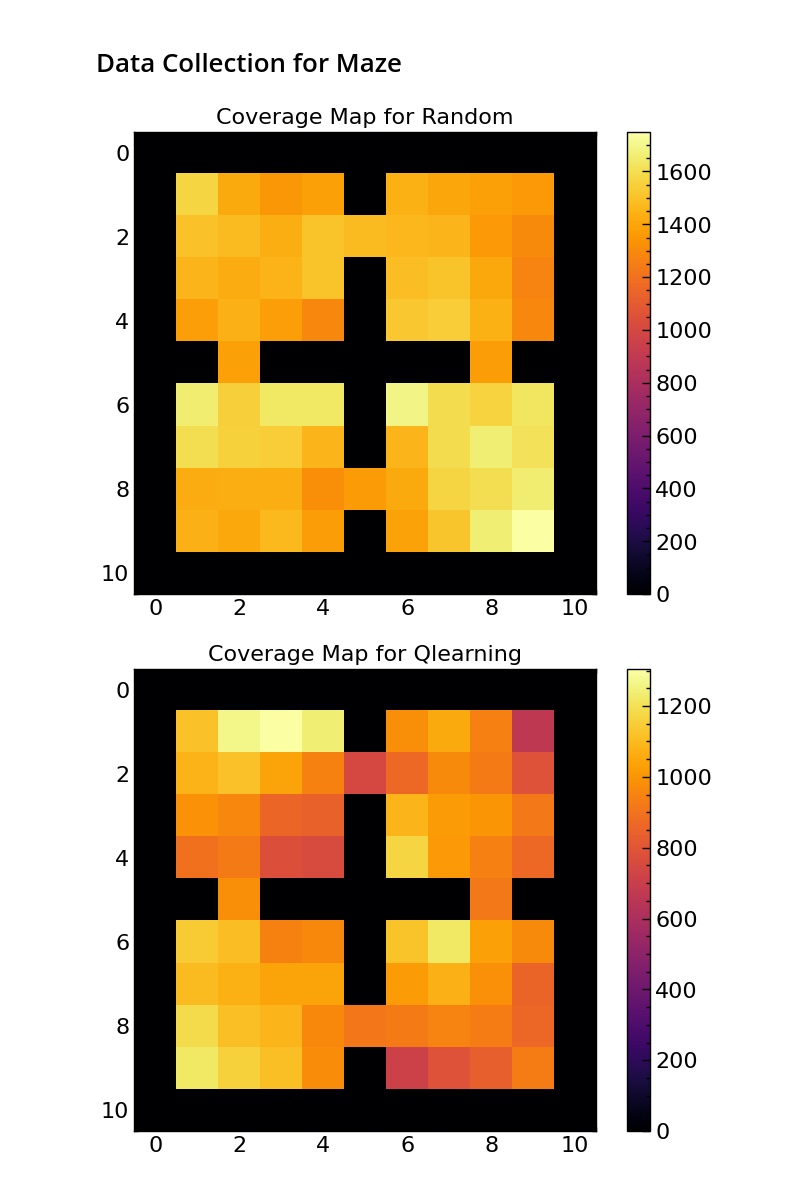
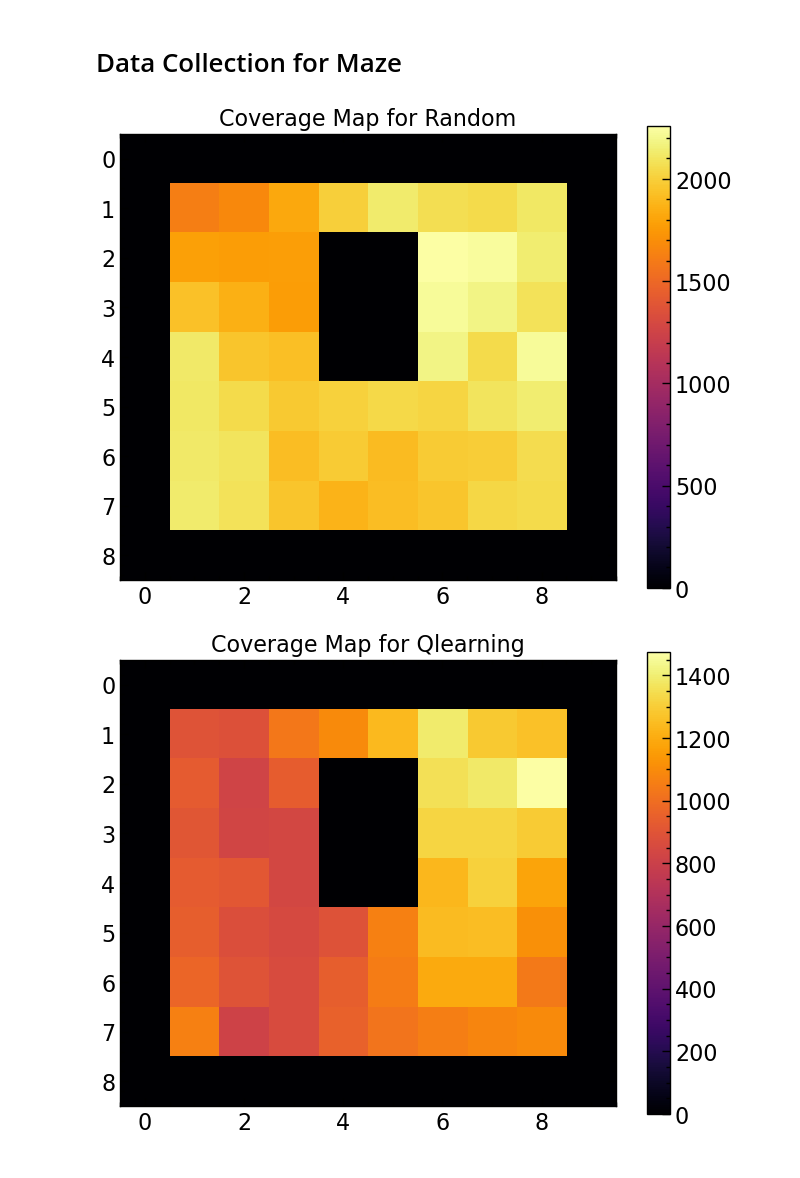
Before and after one commit to skylooop/ZeroShotRL, a Jupyter notebook: notebooks/mazes.ipynb, the cells around one changed output. Drawn from its saved outputs; the diff is of its cells as text; code cells hidden in the pictures.

```diff
--- a/notebooks/mazes.ipynb
+++ b/notebooks/mazes.ipynb
@@ -50,0 +51,12 @@ plt.tight_layout()
+# %%
+from envs.custom_mazes.darkroom import FourRoomsMazeEnv, Maze
+
+test = FourRoomsMazeEnv(Maze(maze_type="gridworld"))
+test.reset()
+
+fig, ax = plt.subplots(nrows=1, ncols=2)
+for i, cur_ax in enumerate(ax.flat, start=1):
+    test.setup_goals(seed=None, task_num=i)
+    test.render(ax=cur_ax)
+    cur_ax.set_title(f"Goal: {test.goal}")
+plt.tight_layout()
@@ -132,36 +146,36 @@ def q_learning(env, num_episodes=500, horizon_T=200, alpha=0.1, gamma=0.99, epsi
         actions.append(np.stack(cur_actions))
         dones.append(np.stack(cur_dones))
 
     dataset['observations'] = np.concatenate(observations)
     dataset['terminals'] = np.concatenate(dones)
     dataset['actions'] = np.concatenate(actions)
 
     ob_mask = (1.0 - dataset['terminals']).astype(bool)
     next_ob_mask = np.concatenate([[False], ob_mask[:-1]])
     dataset['next_observations'] = dataset['observations'][next_ob_mask]
     dataset['observations'] = dataset['observations'][ob_mask]
     dataset['actions'] = dataset['actions'][ob_mask][:, None]
     new_terminals = np.concatenate([dataset['terminals'][1:], [1.0]])
     dataset['terminals'] = new_terminals[ob_mask].astype(np.float32)
 
     return coverage_map, dataset
 
 def visualize_coverage_map(coverage_map, name):
     plt.imshow(coverage_map, cmap='inferno', vmin=0)
     plt.colorbar()
     plt.title(f'Coverage Map for {name}')
     plt.show()
 
 # Example usage
-env = FourRoomsMazeEnv(Maze())
+env = FourRoomsMazeEnv(Maze(maze_type='gridworld'))
 coverage_map_random, dataset_random = random_exploration(env)
 visualize_coverage_map(coverage_map_random, name='Random')
 
 coverage_map_q_learning, dataset_q_learning = q_learning(env)
 visualize_coverage_map(coverage_map_q_learning, name='Qlearning')
 # %% [output]
-[figure, old version]
+[figure, new version]
-[figure, old version]
+[figure, new version]
 # %%
 from utils.datasets import Dataset
 
```
Also changed, not shown: parts of 8 cells of this notebook, 11 other files.
